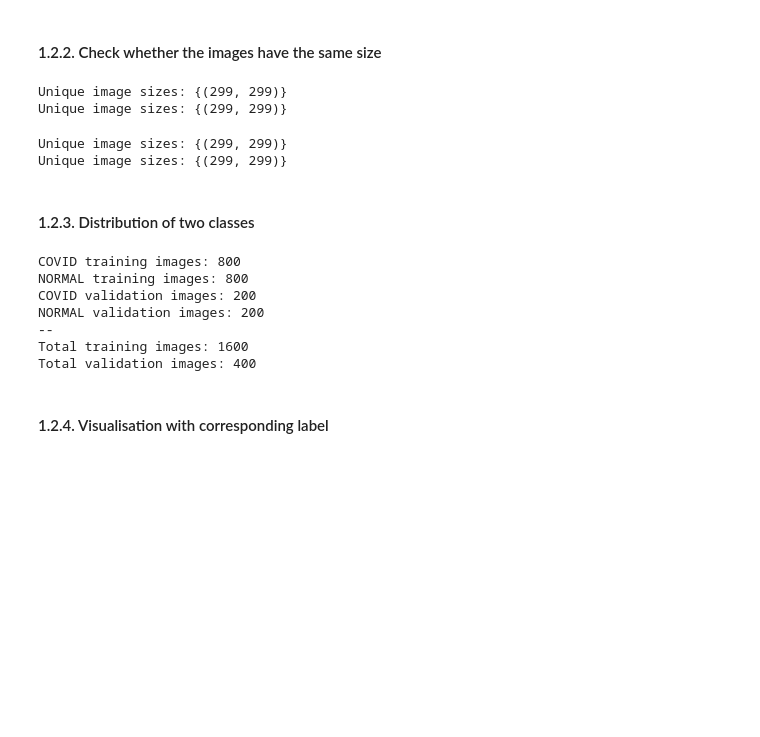
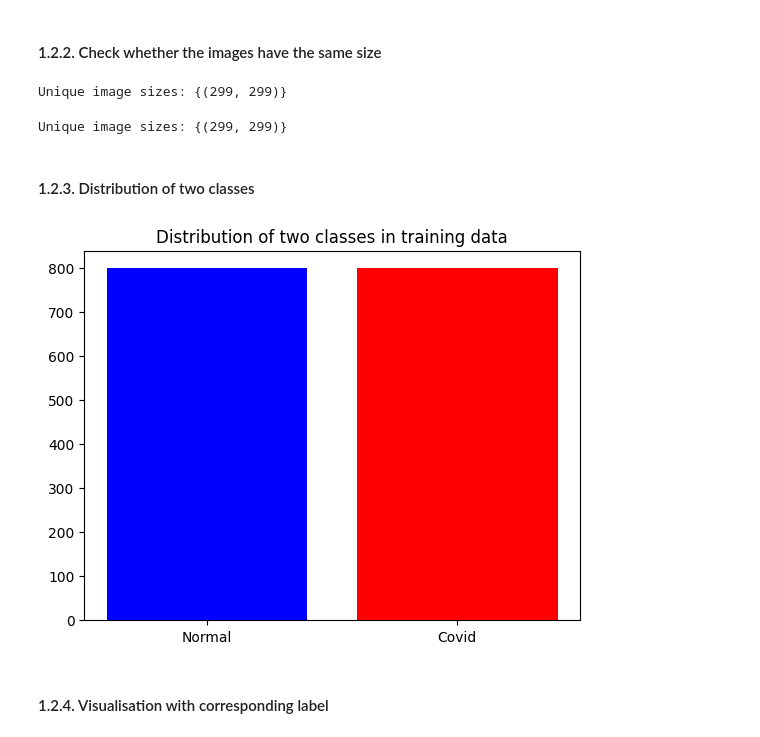
Before and after one commit to rogoemin/projectAI, a Jupyter notebook: projectAI.ipynb, the cells around one changed output. Cells and saved outputs as stored; diff of their text form; code cells hidden in the pictures; blank space fills up the shorter version.

```diff
--- a/projectAI.ipynb
+++ b/projectAI.ipynb
@@ -119,18 +139,8 @@ for filename in os.listdir(folder):
         sizes.add(img.size)  # size = (width, height)
 
 print(f"Unique image sizes: {sizes}")
-#Check for COVID images (validation data)
-folder = 'covid xray/val/COVID'
-sizes = set()
-for filename in os.listdir(folder):
-    img_path = os.path.join(folder, filename)
-    with Image.open(img_path) as img:
-        sizes.add(img.size)  # size = (width, height)
-
-print(f"Unique image sizes: {sizes}")
 # %% [output]
 Unique image sizes: {(299, 299)}
-Unique image sizes: {(299, 299)}
 # %%
 #Check for NORMAL images (training data)
 folder = 'covid xray/train/NORMAL'
@@ -141,46 +151,18 @@ for filename in os.listdir(folder):
         sizes.add(img.size)  # size = (width, height)
 
 print(f"Unique image sizes: {sizes}")
-
-#Check for NORMAL images (val data)
-folder = 'covid xray/val/NORMAL'
-sizes = set()
-for filename in os.listdir(folder):
-    img_path = os.path.join(folder, filename)
-    with Image.open(img_path) as img:
-        sizes.add(img.size)  # size = (width, height)
-
-print(f"Unique image sizes: {sizes}")
 # %% [output]
 Unique image sizes: {(299, 299)}
-Unique image sizes: {(299, 299)}
 # %% [markdown]
 #### 1.2.3. Distribution of two classes
-# %%
-# Check how many images you have in validation data
-num_covid_imgs_val = len(os.listdir(validation_covid_dir))
-num_normal_imgs_val = len(os.listdir(validation_normal_dir))
-
-print(f'COVID training images: {num_covid_imgs}')
-print(f'NORMAL training images: {num_normal_imgs}')
-
-print(f'COVID validation images: {num_covid_imgs_val}')
-print(f'NORMAL validation images: {num_normal_imgs_val}')
-
-print("--")
-
-total_train = num_covid_imgs + num_normal_imgs
-total_val = num_covid_imgs_val + num_normal_imgs_val
-
-print(f'Total training images: {total_train}')
-print(f'Total validation images: {total_val}')
-# %% [output]
-COVID training images: 800
-NORMAL training images: 800
-COVID validation images: 200
-NORMAL validation images: 200
---
-Total training images: 1600
-Total validation images: 400
+# %%
+labels = ['Normal', 'Covid']
+cases = [num_normal_imgs, num_covid_imgs]
+plt.bar(labels, cases, color=['blue', 'red'])
+
+plt.title('Distribution of two classes in training data')
+plt.show()
+# %% [output]
+[figure, added]
 # %% [markdown]
 #### 1.2.4. Visualisation with corresponding label
```
Also changed, not shown: parts of 25 cells of this notebook.
